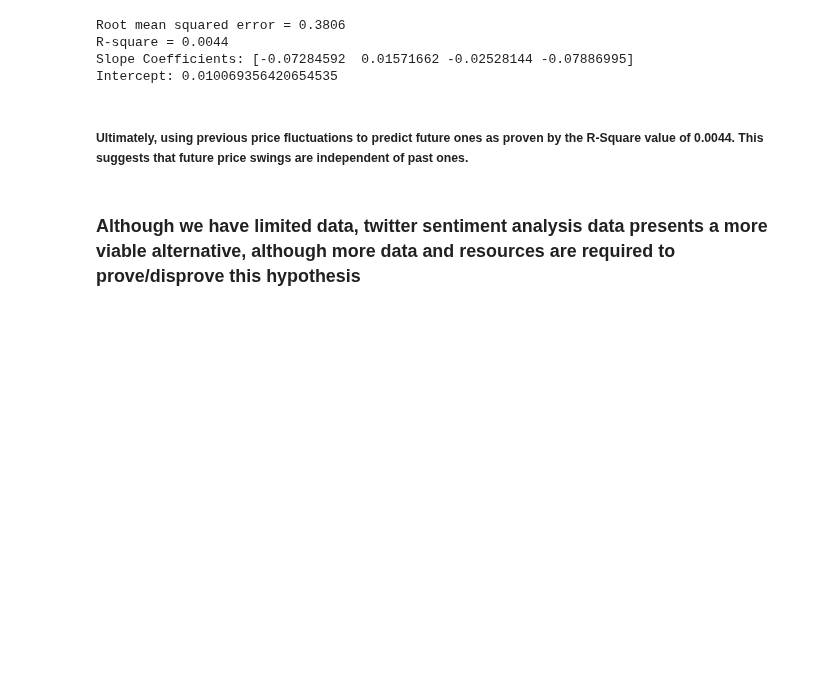
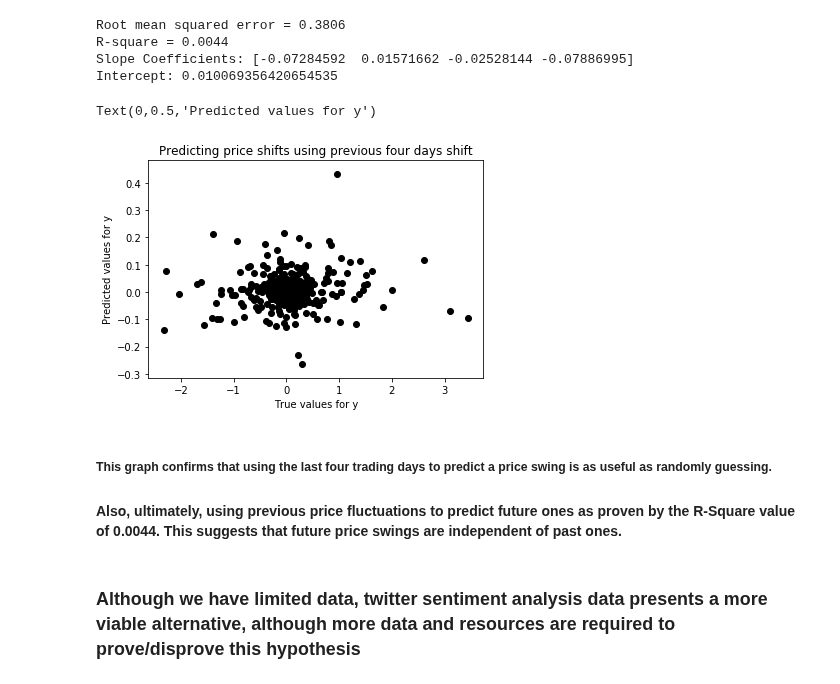
Before and after one commit to aecolumna/cse482_project, a Jupyter notebook: Project 482 Andres Columna.ipynb, the cells around one changed output. Cells and saved outputs as stored; diff of their text form; code cells hidden in the pictures; blank space fills up the shorter version.

```diff
--- a/Project 482 Andres Columna.ipynb
+++ b/Project 482 Andres Columna.ipynb
@@ -723,7 +804,20 @@ Root mean squared error = 0.3806
 R-square = 0.0044
 Slope Coefficients: [-0.07284592  0.01571662 -0.02528144 -0.07886995]
 Intercept: 0.010069356420654535
+# %%
+# Apply model to the test set
+y_pred_test = regr.predict(X_test)
+
+# Comparing true versus predicted values
+plt.scatter(y_test, y_pred_test, color='black')
+plt.title('Predicting price shifts using previous four days shift')
+plt.xlabel('True values for y')
+plt.ylabel('Predicted values for y')
+# %% [output]
+Text(0,0.5,'Predicted values for y')
+[figure, added]
 # %% [markdown]
-##### Ultimately, using previous price fluctuations to predict future ones as proven by the R-Square value of 0.0044. This suggests that future price swings are independent of past ones.
+##### This graph confirms that using the last four trading days to predict a price swing is as useful as randomly guessing.
+#### Also, ultimately, using previous price fluctuations to predict future ones as proven by the R-Square value of 0.0044. This suggests that future price swings are independent of past ones.
 # %% [markdown]
 ### Although we have limited data, twitter sentiment analysis data presents a more viable alternative, although more data and resources are required to prove/disprove this hypothesis
```
Also changed, not shown: parts of 9 cells of this notebook.
